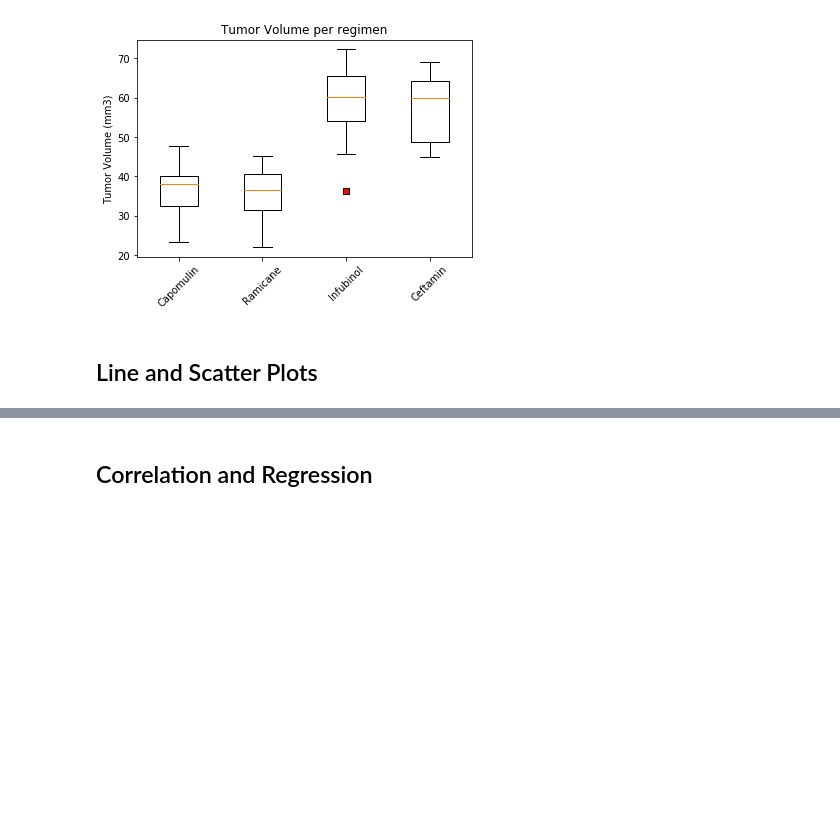
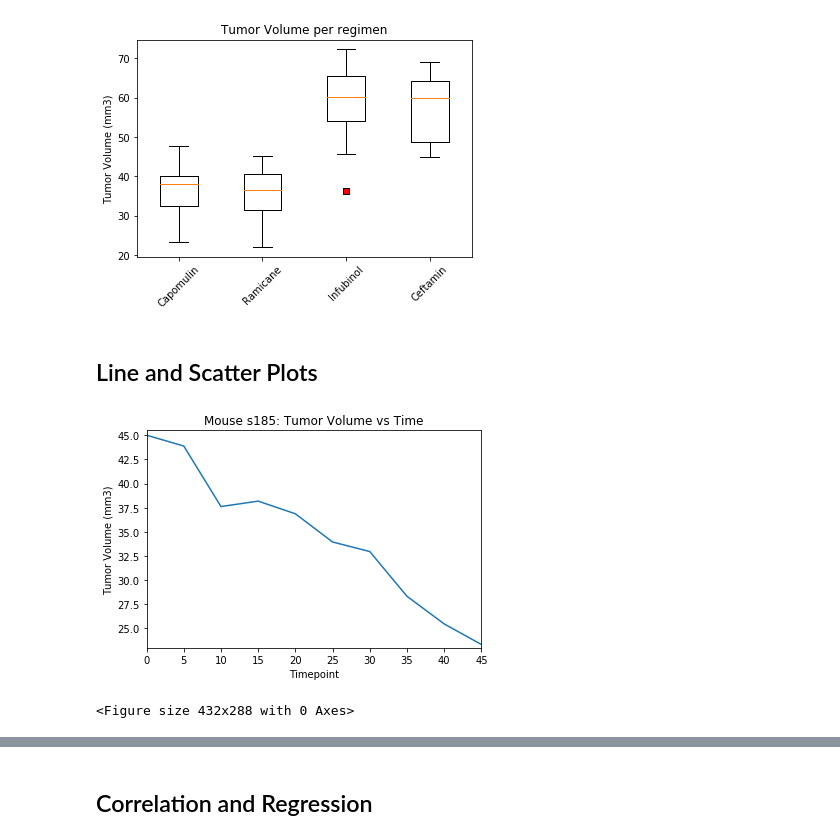
Before and after one commit to babetteblanquet/Python-code, a Jupyter notebook: MatPlotLib-Challenge/Pymaceuticals/pymaceuticals_starter.ipynb, the cells around one changed output, grey strips where cells are left out. Saved outputs shown, nothing was run; the diff lists cells and outputs as text; code cells hidden in the pictures; blank space fills up the shorter version.

```diff
--- a/MatPlotLib-Challenge/Pymaceuticals/pymaceuticals_starter.ipynb
+++ b/MatPlotLib-Challenge/Pymaceuticals/pymaceuticals_starter.ipynb
@@ -362,2 +407,21 @@ plt.show()
+# %%
+# Generate a line plot of time point versus tumor volume for a mouse treated with Capomulin
+#Identify the data of mouse s185 in clean_df
+mouse_s185 = clean_df.loc[clean_df["Mouse ID"]=="s185"]
+mouse_s185
+#Plot time point versus tumor volume
+x_axis = mouse_s185["Timepoint"]
+y_axis = mouse_s185["Tumor Volume (mm3)"]
+plt.plot(x_axis,y_axis)
+plt.xlabel("Timepoint")
+plt.ylabel("Tumor Volume (mm3)")
+plt.xlim(0,45)
+plt.ylim(23,45.5)
+plt.title("Mouse s185: Tumor Volume vs Time")
+plt.show()
+plt.tight_layout()
+# %% [output]
+[figure, added]
+<Figure size 432x288 with 0 Axes>
 # %%
 # Generate a scatter plot of mouse weight versus average tumor volume for the Capomulin regimen
```
Also changed, not shown: parts of 16 cells of this notebook.
